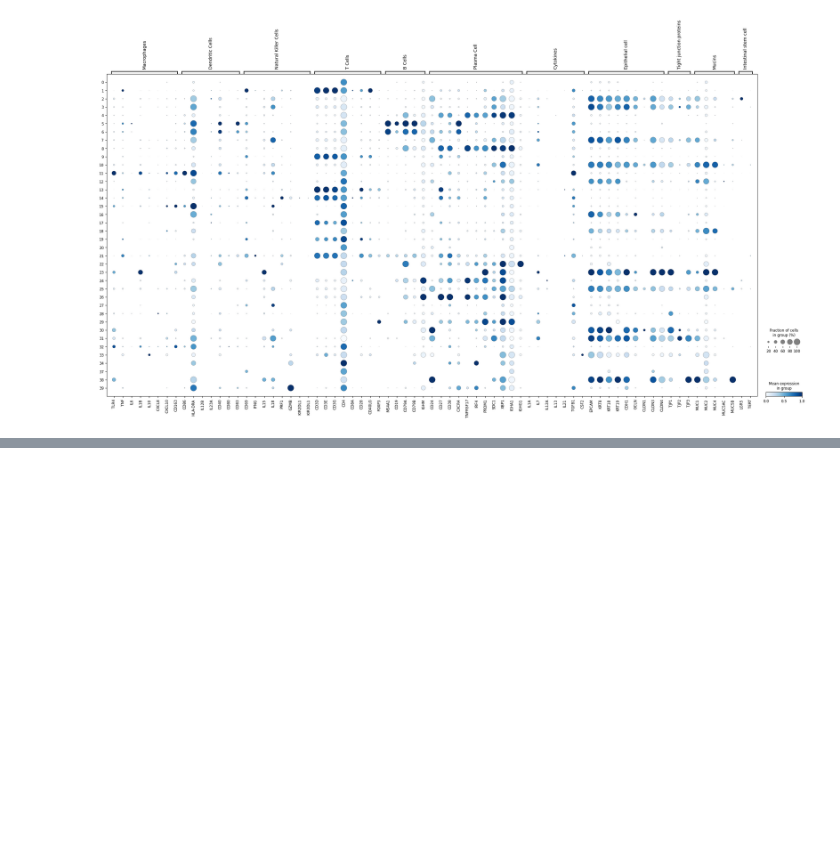
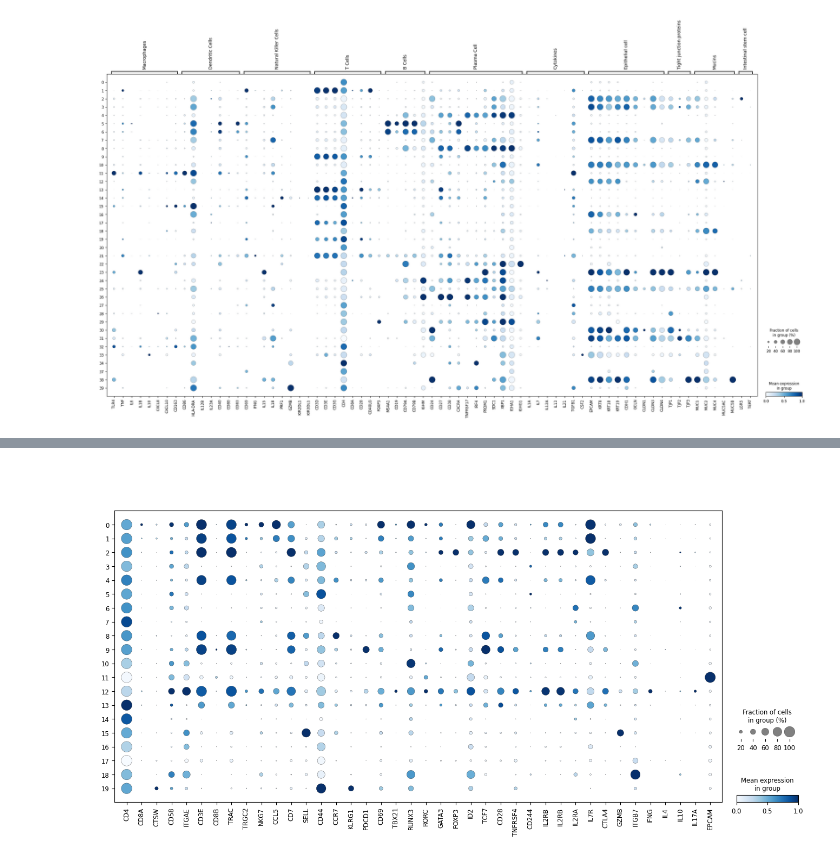
Before and after one commit to tuonglab/Charlotte, a Jupyter notebook: notebooks/crohns_disease/crohns_disease_harmony_public.ipynb, the cells around one changed output, grey strips where cells are left out. Cells and saved outputs as stored; diff of their text form; code cells hidden in the pictures; blank space fills up the shorter version.

```diff
--- a/notebooks/crohns_disease/crohns_disease_harmony_public.ipynb
+++ b/notebooks/crohns_disease/crohns_disease_harmony_public.ipynb
@@ -247,0 +275,8 @@ cd4_cells_data.write(public_cd4_harmony_file)
+# %%
+cd4_cells_data.var["gene_symbols"] = cd4_cells_data.var["gene_symbols"].astype(str)
+cd4_cells_data.var.set_index("gene_symbols", inplace=True, drop=False)
+cd4_cells_data.var_names_make_unique()
+# %%
+sc.pl.dotplot(cd4_cells_data, gene_dictionary, groupby="cd4_leiden", cmap="Blues", standard_scale="var")
+# %% [output]
+[figure, added]
```
Also changed, not shown: parts of 5 cells of this notebook.
